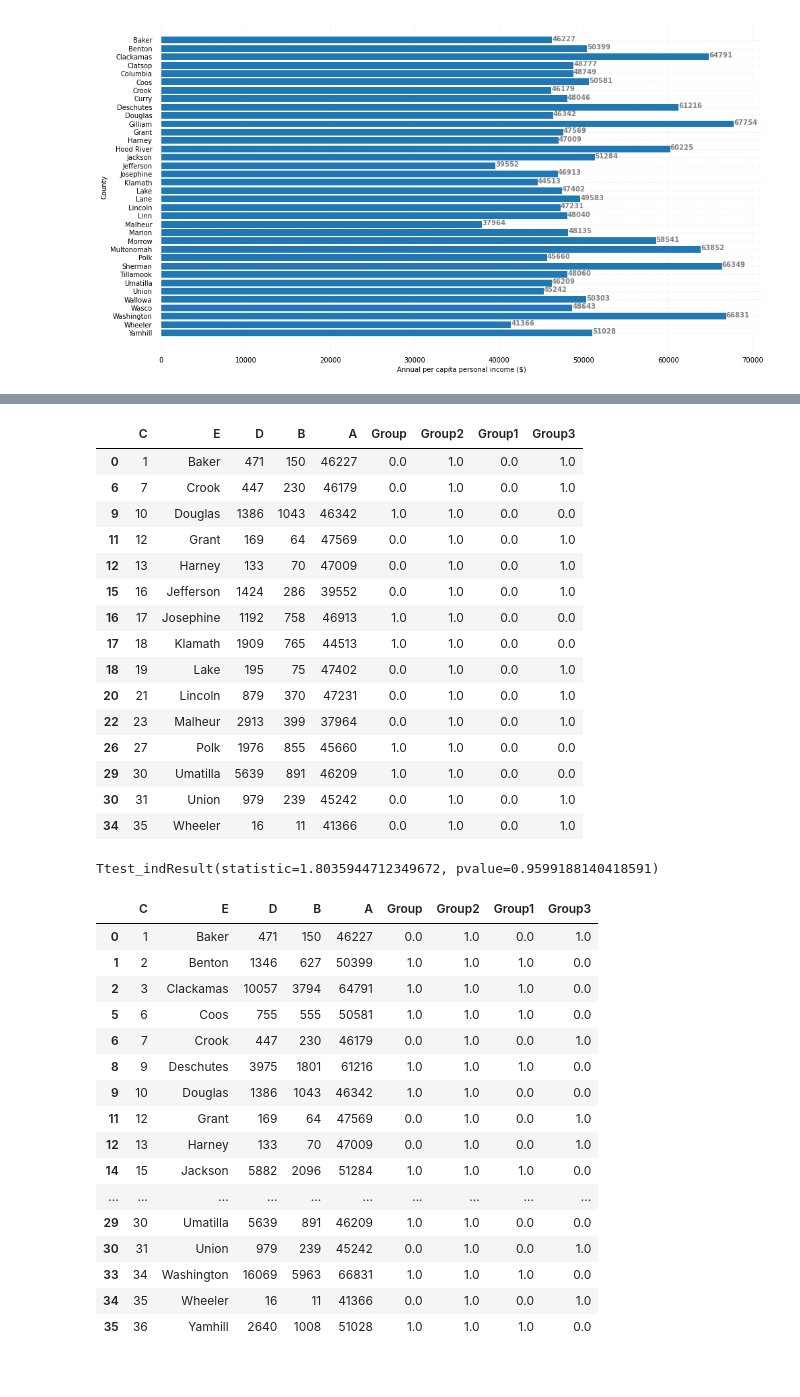
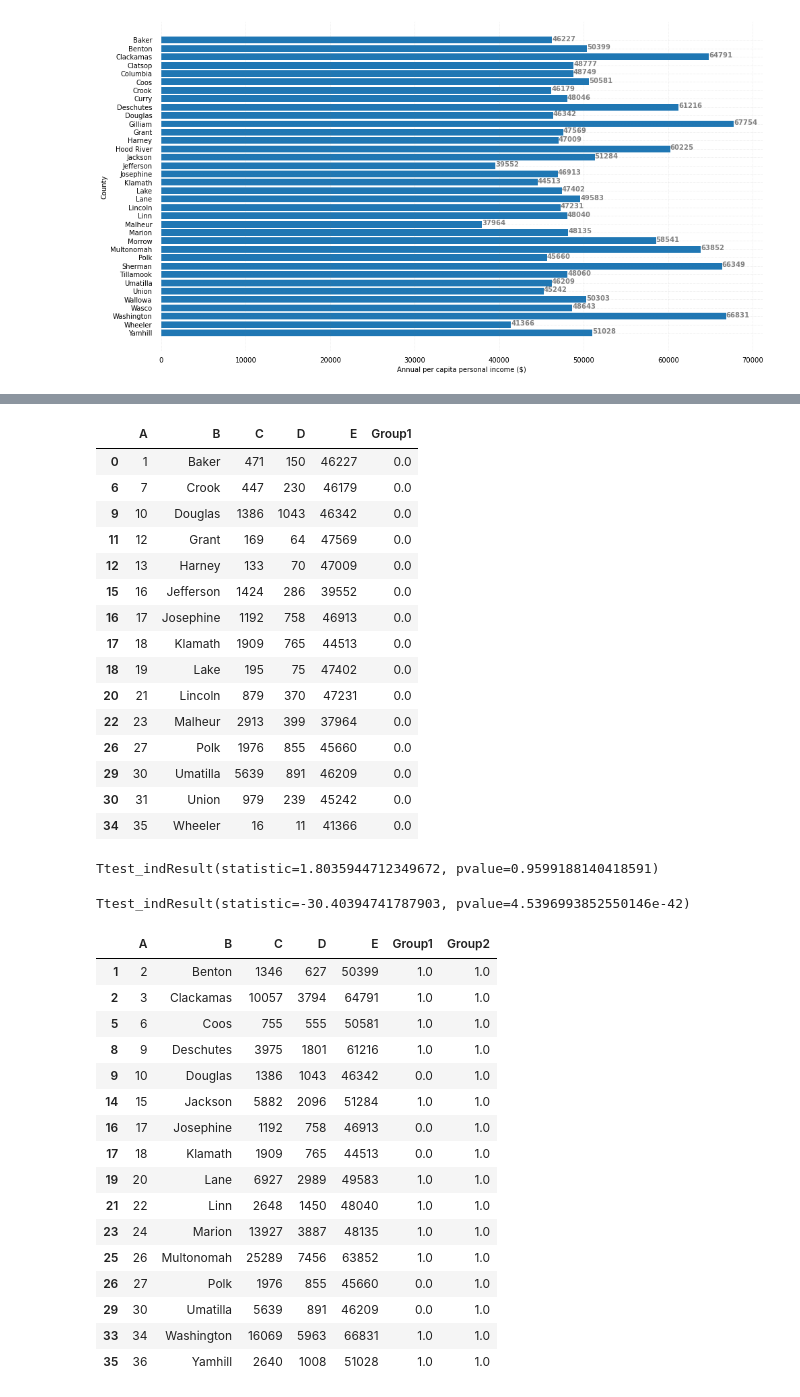
Before and after one commit to LAA147/Project-1-, a Jupyter notebook: Project 1 update .ipynb, the cells around one changed output, grey strips where cells are left out. Drawn from its saved outputs; the diff is of its cells as text; code cells hidden in the pictures.

```diff
--- a/Project 1 update .ipynb
+++ b/Project 1 update .ipynb
@@ -168,6 +168,6 @@ Text(0, 0.5, 'County')
 # %%
 import pandas as pd
 df = pd.DataFrame(project_data)
-df.columns={'A', 'B','C','D','E'}
+df.set_axis(['A', 'B','C','D','E'], axis = 'columns', inplace = True)
 df
 # %% [output]
@@ -189,7 +189,7 @@ df
 | 34 | 35 | Wheeler | 16 | 11 | 41366 |
 | 35 | 36 | Yamhill | 2640 | 1008 | 51028 |
 # %%
-df.loc[df["A"]>=48000,"Group1"] = 1
+df.loc[df["E"]>=48000,"Group1"] = 1
 df1 = df.loc[df['Group1']==1]
 df1
 # %% [output]
@@ -213,23 +213,23 @@ df1
 # %%
-df.loc[df["A"]<48000,"Group1"] = 0
+df.loc[df["E"]<48000,"Group1"] = 0
 df2 = df.loc[df['Group1']==0]
 df2
 # %% [output]
-|  | C | E | D | B | A | Group | Group2 | Group1 | Group3 |
-| 0 | 1 | Baker | 471 | 150 | 46227 | 0.0 | 1.0 | 0.0 | 1.0 |
-| 6 | 7 | Crook | 447 | 230 | 46179 | 0.0 | 1.0 | 0.0 | 1.0 |
-| 9 | 10 | Douglas | 1386 | 1043 | 46342 | 1.0 | 1.0 | 0.0 | 0.0 |
-| 11 | 12 | Grant | 169 | 64 | 47569 | 0.0 | 1.0 | 0.0 | 1.0 |
-| 12 | 13 | Harney | 133 | 70 | 47009 | 0.0 | 1.0 | 0.0 | 1.0 |
-| 15 | 16 | Jefferson | 1424 | 286 | 39552 | 0.0 | 1.0 | 0.0 | 1.0 |
-| 16 | 17 | Josephine | 1192 | 758 | 46913 | 1.0 | 1.0 | 0.0 | 0.0 |
-| 17 | 18 | Klamath | 1909 | 765 | 44513 | 1.0 | 1.0 | 0.0 | 0.0 |
-| 18 | 19 | Lake | 195 | 75 | 47402 | 0.0 | 1.0 | 0.0 | 1.0 |
-| 20 | 21 | Lincoln | 879 | 370 | 47231 | 0.0 | 1.0 | 0.0 | 1.0 |
-| 22 | 23 | Malheur | 2913 | 399 | 37964 | 0.0 | 1.0 | 0.0 | 1.0 |
-| 26 | 27 | Polk | 1976 | 855 | 45660 | 1.0 | 1.0 | 0.0 | 0.0 |
-| 29 | 30 | Umatilla | 5639 | 891 | 46209 | 1.0 | 1.0 | 0.0 | 0.0 |
-| 30 | 31 | Union | 979 | 239 | 45242 | 0.0 | 1.0 | 0.0 | 1.0 |
-| 34 | 35 | Wheeler | 16 | 11 | 41366 | 0.0 | 1.0 | 0.0 | 1.0 |
+|  | A | B | C | D | E | Group1 |
+| 0 | 1 | Baker | 471 | 150 | 46227 | 0.0 |
+| 6 | 7 | Crook | 447 | 230 | 46179 | 0.0 |
+| 9 | 10 | Douglas | 1386 | 1043 | 46342 | 0.0 |
+| 11 | 12 | Grant | 169 | 64 | 47569 | 0.0 |
+| 12 | 13 | Harney | 133 | 70 | 47009 | 0.0 |
+| 15 | 16 | Jefferson | 1424 | 286 | 39552 | 0.0 |
+| 16 | 17 | Josephine | 1192 | 758 | 46913 | 0.0 |
+| 17 | 18 | Klamath | 1909 | 765 | 44513 | 0.0 |
+| 18 | 19 | Lake | 195 | 75 | 47402 | 0.0 |
+| 20 | 21 | Lincoln | 879 | 370 | 47231 | 0.0 |
+| 22 | 23 | Malheur | 2913 | 399 | 37964 | 0.0 |
+| 26 | 27 | Polk | 1976 | 855 | 45660 | 0.0 |
+| 29 | 30 | Umatilla | 5639 | 891 | 46209 | 0.0 |
+| 30 | 31 | Union | 979 | 239 | 45242 | 0.0 |
+| 34 | 35 | Wheeler | 16 | 11 | 41366 | 0.0 |
 # %%
 import scipy.stats as stats
@@ -237,24 +237,28 @@ stats.ttest_ind(df1["D"], df2["D"], alternative='less')
 # %% [output]
 Ttest_indResult(statistic=1.8035944712349672, pvalue=0.9599188140418591)
+# %%
+stats.ttest_ind(df["C"], df["E"], alternative='two-sided')
+# %% [output]
+Ttest_indResult(statistic=-30.40394741787903, pvalue=4.5396993852550146e-42)
 # %%
-df.loc[df["B"]>=500,"Group2"] = 1
+df.loc[df["D"]>=500,"Group2"] = 1
 df3 = df.loc[df['Group2']==1]
 df3
 # %% [output]
-|  | C | E | D | B | A | Group | Group2 | Group1 | Group3 |
-| 0 | 1 | Baker | 471 | 150 | 46227 | 0.0 | 1.0 | 0.0 | 1.0 |
-| 1 | 2 | Benton | 1346 | 627 | 50399 | 1.0 | 1.0 | 1.0 | 0.0 |
-| 2 | 3 | Clackamas | 10057 | 3794 | 64791 | 1.0 | 1.0 | 1.0 | 0.0 |
-| 5 | 6 | Coos | 755 | 555 | 50581 | 1.0 | 1.0 | 1.0 | 0.0 |
-| 6 | 7 | Crook | 447 | 230 | 46179 | 0.0 | 1.0 | 0.0 | 1.0 |
-| 8 | 9 | Deschutes | 3975 | 1801 | 61216 | 1.0 | 1.0 | 1.0 | 0.0 |
-| 9 | 10 | Douglas | 1386 | 1043 | 46342 | 1.0 | 1.0 | 0.0 | 0.0 |
-| 11 | 12 | Grant | 169 | 64 | 47569 | 0.0 | 1.0 | 0.0 | 1.0 |
-| 12 | 13 | Harney | 133 | 70 | 47009 | 0.0 | 1.0 | 0.0 | 1.0 |
-| 14 | 15 | Jackson | 5882 | 2096 | 51284 | 1.0 | 1.0 | 1.0 | 0.0 |
-| ... | ... | ... | ... | ... | ... | ... | ... | ... | ... |
-| 29 | 30 | Umatilla | 5639 | 891 | 46209 | 1.0 | 1.0 | 0.0 | 0.0 |
-| 30 | 31 | Union | 979 | 239 | 45242 | 0.0 | 1.0 | 0.0 | 1.0 |
-| 33 | 34 | Washington | 16069 | 5963 | 66831 | 1.0 | 1.0 | 1.0 | 0.0 |
-| 34 | 35 | Wheeler | 16 | 11 | 41366 | 0.0 | 1.0 | 0.0 | 1.0 |
-| 35 | 36 | Yamhill | 2640 | 1008 | 51028 | 1.0 | 1.0 | 1.0 | 0.0 |
+|  | A | B | C | D | E | Group1 | Group2 |
+| 1 | 2 | Benton | 1346 | 627 | 50399 | 1.0 | 1.0 |
+| 2 | 3 | Clackamas | 10057 | 3794 | 64791 | 1.0 | 1.0 |
+| 5 | 6 | Coos | 755 | 555 | 50581 | 1.0 | 1.0 |
+| 8 | 9 | Deschutes | 3975 | 1801 | 61216 | 1.0 | 1.0 |
+| 9 | 10 | Douglas | 1386 | 1043 | 46342 | 0.0 | 1.0 |
+| 14 | 15 | Jackson | 5882 | 2096 | 51284 | 1.0 | 1.0 |
+| 16 | 17 | Josephine | 1192 | 758 | 46913 | 0.0 | 1.0 |
+| 17 | 18 | Klamath | 1909 | 765 | 44513 | 0.0 | 1.0 |
+| 19 | 20 | Lane | 6927 | 2989 | 49583 | 1.0 | 1.0 |
+| 21 | 22 | Linn | 2648 | 1450 | 48040 | 1.0 | 1.0 |
+| 23 | 24 | Marion | 13927 | 3887 | 48135 | 1.0 | 1.0 |
+| 25 | 26 | Multonomah | 25289 | 7456 | 63852 | 1.0 | 1.0 |
+| 26 | 27 | Polk | 1976 | 855 | 45660 | 0.0 | 1.0 |
+| 29 | 30 | Umatilla | 5639 | 891 | 46209 | 0.0 | 1.0 |
+| 33 | 34 | Washington | 16069 | 5963 | 66831 | 1.0 | 1.0 |
+| 35 | 36 | Yamhill | 2640 | 1008 | 51028 | 1.0 | 1.0 |
```
Also changed, not shown: parts of 10 cells of this notebook.
